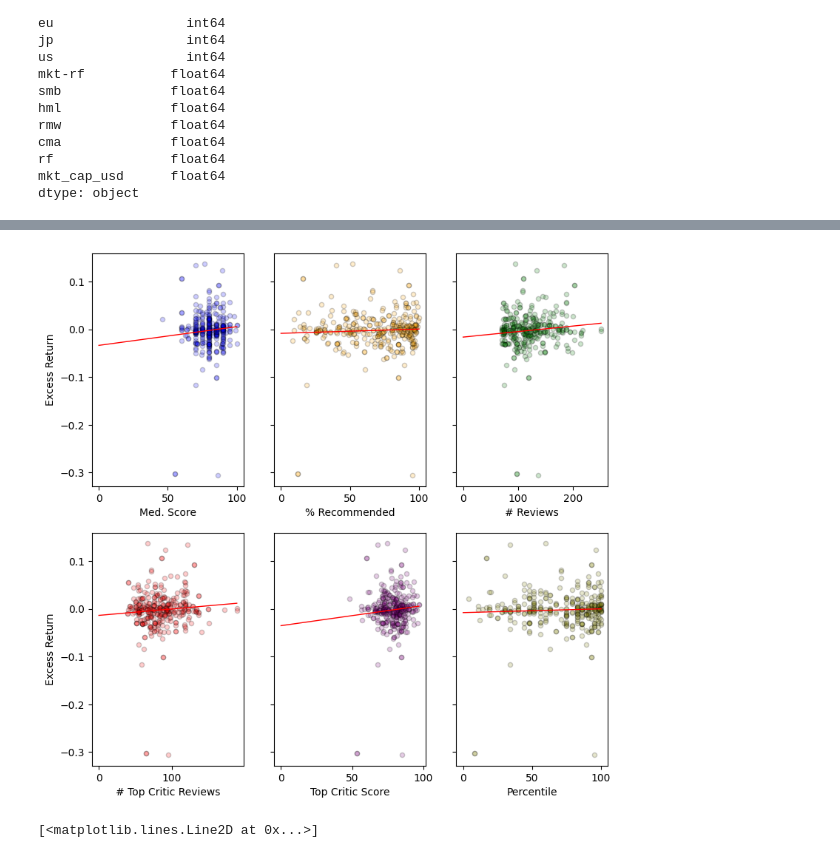
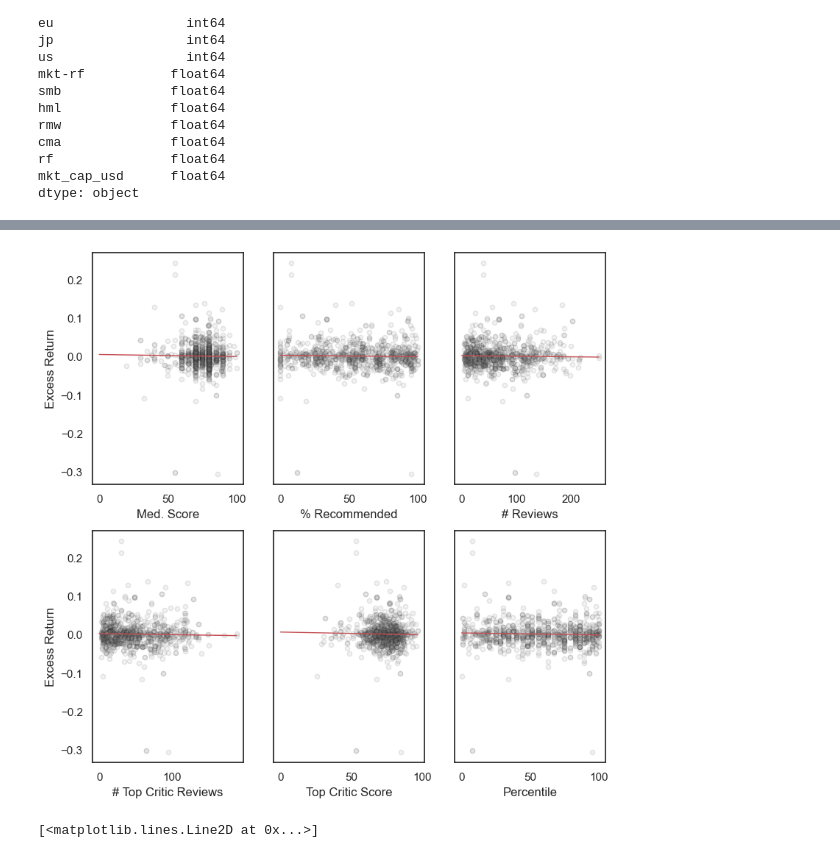
Before and after one commit to c0nn0rstevens/video-game-review-scores-returns-thesis, a Jupyter notebook: cross_sectional_regressions.ipynb, the cells around one changed output, grey strips where cells are left out. Drawn from its saved outputs; the diff is of its cells as text; code cells hidden in the pictures.

```diff
--- a/cross_sectional_regressions.ipynb
+++ b/cross_sectional_regressions.ipynb
@@ -210,10 +233,7 @@ def subplot_common_y(df, dependent_var, independent_vars, num_columns, y_label,
     for i, ax in enumerate(fig.axes):
         try:
             x = df[independent_vars[i]]
-            if colours != None:
-                ax.scatter(x, y, s=20, alpha=0.2, edgecolors="k", c=colours[i])
-            else:
-                ax.scatter(x, y, s=20, alpha=0.2, edgecolors="k")
+            ax.scatter(x, y, s=20, alpha=0.1, edgecolors="k", c='gray')
             if titles != None:
                 ax.set_title(titles[i])
             if x_labels != None:
@@ -231,32 +251,32 @@ def subplot_common_y(df, dependent_var, independent_vars, num_columns, y_label,
         except KeyError:
             print('Too many indices.')
             continue
+    fig.savefig('review_metrics_regression_plots.png')
 # %%
 subplot_common_y(
-    df=games_returns_release_df[(games_returns_release_df['excess_return'] < 3.5) & (games_returns_release_df['numReviews'] > 70)],
+    df=games_returns_release_df[(games_returns_release_df['excess_return'] < 3.5) & (games_returns_release_df['numReviews'] > 3)],
     dependent_var='excess_return',
     independent_vars=[
         'medianScore',
         'percentRecommended',
         'numReviews',
         'numTopCriticReviews',
         'topCriticScore',
         'percentile'
         ],
     num_columns=3,
     x_labels =[
         'Med. Score',
         '% Recommended',
         '# Reviews',
         '# Top Critic Reviews',
         'Top Critic Score',
         'Percentile'
         ],
-    y_label='Excess Return',
-    colours=['blue', 'orange', 'green', 'red', 'purple', 'olive']
+    y_label='Excess Return'
   )
 # %% [output]
-[figure, old version]
+[figure, new version]
 # %%
 # Generate data
 data_df = games_returns_release_df[(games_returns_release_df['excess_return'] < 3.5) & (games_returns_release_df['numReviews'] > 10)]
```
Also changed, not shown: parts of 28 cells of this notebook, 12 other files.
